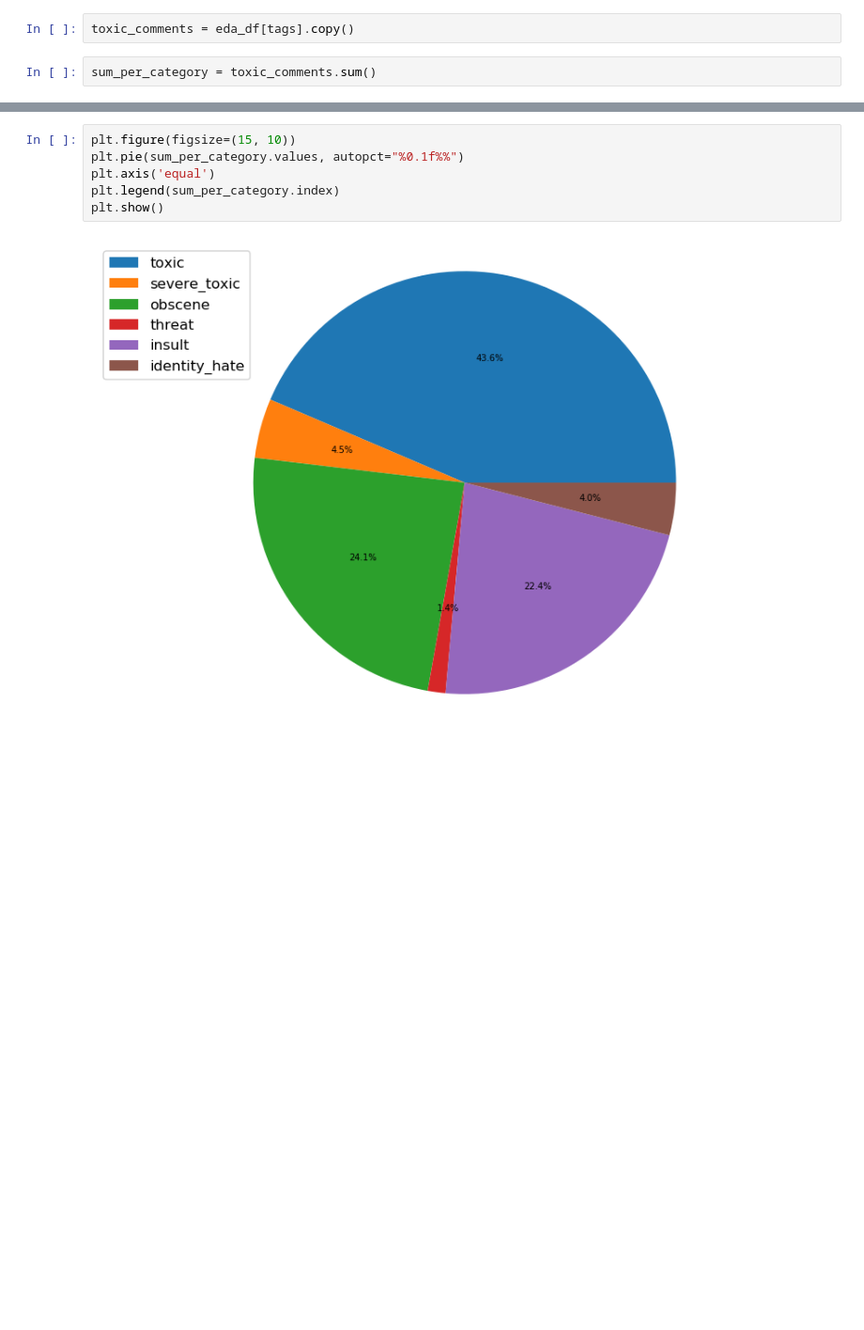
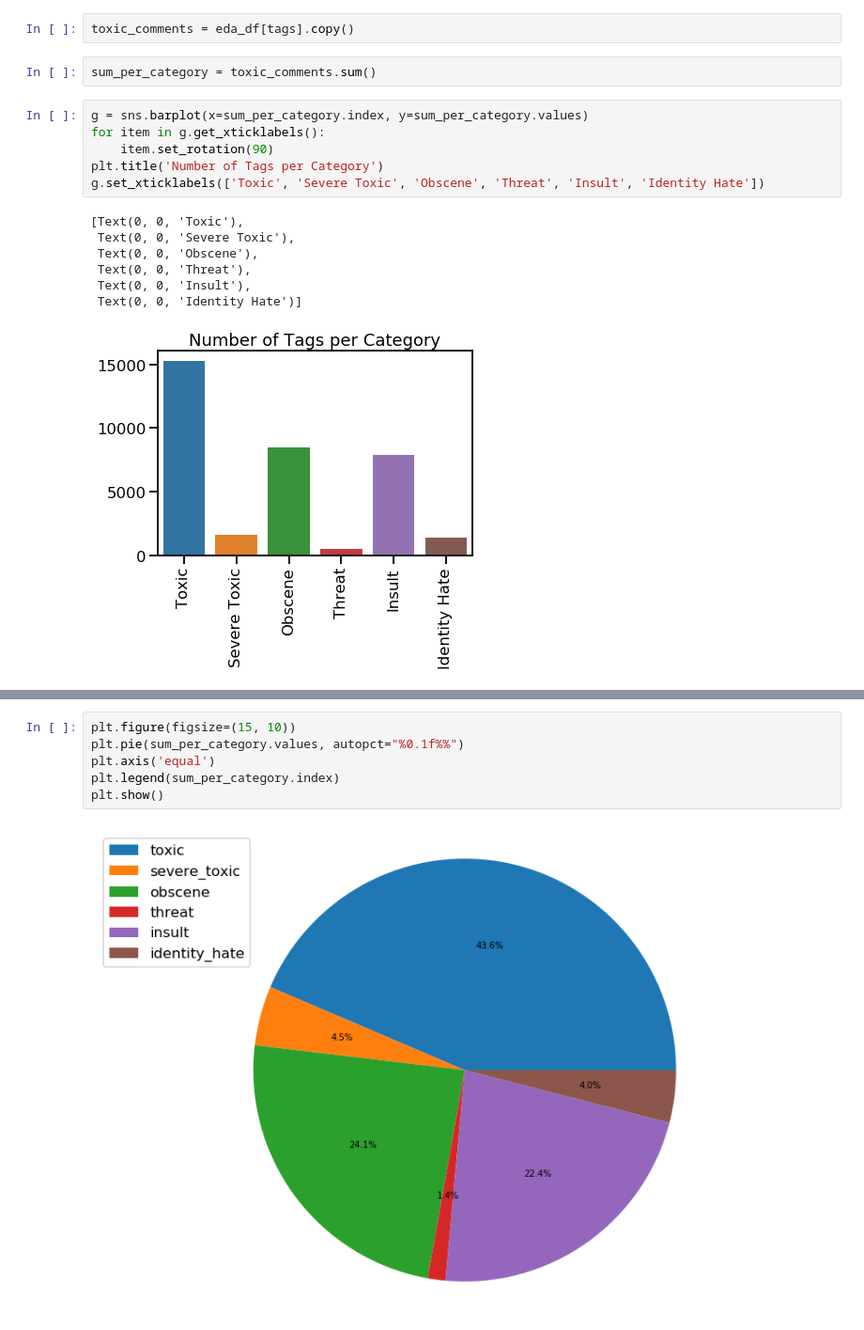
Before and after one commit to cmpatino/Toxic-Comment-Classification, a Jupyter notebook: notebooks/EDA.ipynb, the cells around one changed output, grey strips where cells are left out. Shown at 94% size. Drawn from its saved outputs; the diff is of its cells as text; blank space fills up the shorter version.

```diff
--- a/notebooks/EDA.ipynb
+++ b/notebooks/EDA.ipynb
@@ -85,3 +94,17 @@ Text(0.5, 1.0, 'Number of Tags per Comment')
 toxic_comments = eda_df[tags].copy()
 # %%
 sum_per_category = toxic_comments.sum()
+# %%
+g = sns.barplot(x=sum_per_category.index, y=sum_per_category.values)
+for item in g.get_xticklabels():
+    item.set_rotation(90)
+plt.title('Number of Tags per Category')
+g.set_xticklabels(['Toxic', 'Severe Toxic', 'Obscene', 'Threat', 'Insult', 'Identity Hate'])
+# %% [output]
+[Text(0, 0, 'Toxic'),
+ Text(0, 0, 'Severe Toxic'),
+ Text(0, 0, 'Obscene'),
+ Text(0, 0, 'Threat'),
+ Text(0, 0, 'Insult'),
+ Text(0, 0, 'Identity Hate')]
+[figure, added]
```
Also changed, not shown: parts of 4 cells of this notebook.
